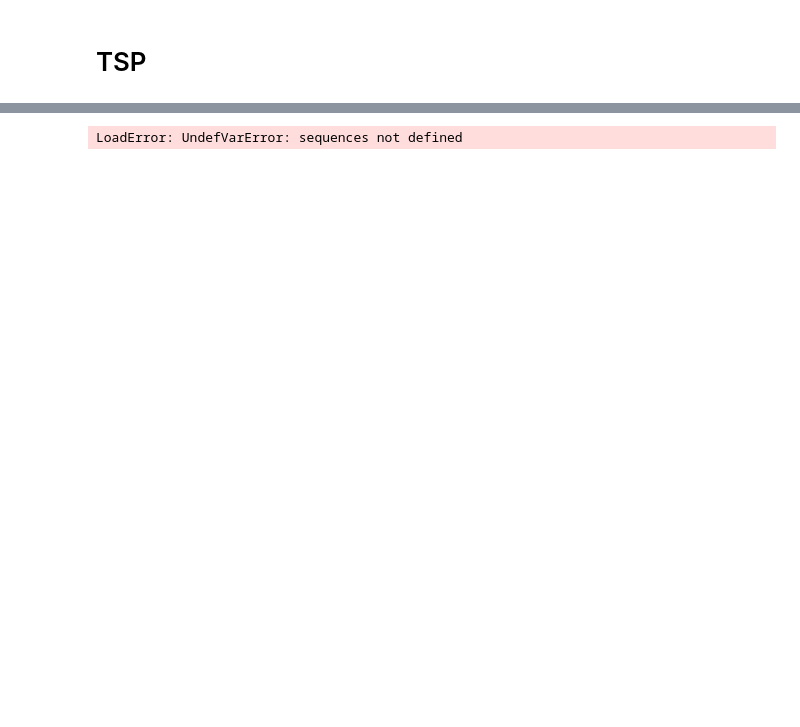
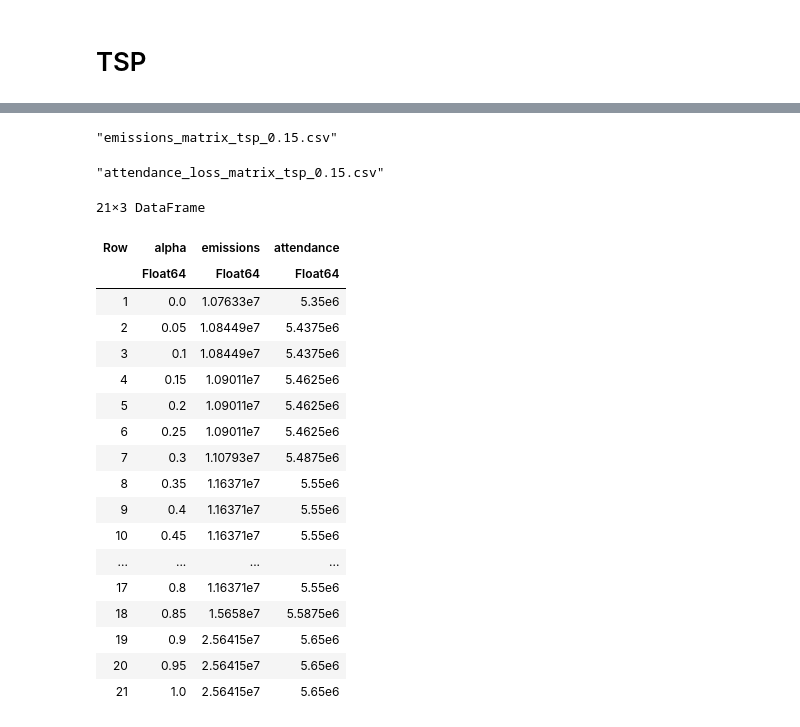
Before and after one commit to GuillaumeBonheure/OptimizeF1, a Jupyter notebook: Exploring.ipynb, the cells around one changed output, grey strips where cells are left out. Drawn from its saved outputs; the diff is of its cells as text; code cells hidden in the pictures; blank space fills up the shorter version.

```diff
--- a/Exploring.ipynb
+++ b/Exploring.ipynb
@@ -703,2 +690,4 @@ display("image/png", plot(results.emissions, results.attendance, title="Emission
 # %% [markdown]
 # TSP
+# %%
+df_vrp = CSV.read("./vrp_results/result_vrp_0.15.csv", DataFrame);
@@ -721,7 +766,7 @@ for i in 1:25
                 emissions_matrix_tsp[i,j]=distance_matrix[i,j]*500 #you have to fly, 500 grams/km
             end
         else #races are not consecutive, at least 12 days to get there
-            if(distance_matrix_up[i, j] <= 8000)
+            if(distance_matrix[i, j] <= 8000)
                 emissions_matrix_tsp[i,j]=distance_matrix[i,j]*62 #you can drive, 62 grams/km
             else
                 emissions_matrix_tsp[i,j]=distance_matrix[i,j]*500 #you have to fly, 500 grams/km
@@ -729,8 +774,11 @@ for i in 1:25
         end
     end
 end
-# %% [output]
-LoadError: UndefVarError: sequences not defined
+# %%
+# write to csv
+CSV.write("emissions_matrix_tsp_0.15.csv", DataFrame(emissions_matrix_tsp, :auto))
+# %% [output]
+"emissions_matrix_tsp_0.15.csv"
 # %%
 attendance_loss_matrix_tsp = zeros(25, 25)
 
@@ -744,3 +792,43 @@ for i in 1:25
         end
     end
 end
+# %%
+# write to csv
+CSV.write("attendance_loss_matrix_tsp_0.15.csv", DataFrame(attendance_loss_matrix_tsp, :auto))
+# %% [output]
+"attendance_loss_matrix_tsp_0.15.csv"
+# %%
+results_tsp = DataFrame(alpha = Float64[], emissions = Float64[], attendance = Float64[])
+for alpha in 0 : 0.05 : 1
+    df_vrp = CSV.read("./tsp_results/result_tsp_$alpha.csv", DataFrame);
+    tot_em = 0
+    tot_loss = 0
+    for row in eachrow(df_vrp)
+        tot_em += emissions_matrix_tsp[row.i, row.j]
+        tot_loss += attendance_loss_matrix_tsp[row.i, row.j]
+    end
+    max_attendance = 24 * 250000
+    tot_loss = max_attendance - tot_loss
+    push!(results_tsp, [alpha, tot_em, tot_loss])
+end
+results_tsp
+# %% [output]
+21×3 DataFrame
+| Row | alpha | emissions | attendance |
+|  | Float64 | Float64 | Float64 |
+| 1 | 0.0 | 1.07633e7 | 5.35e6 |
+| 2 | 0.05 | 1.08449e7 | 5.4375e6 |
+| 3 | 0.1 | 1.08449e7 | 5.4375e6 |
+| 4 | 0.15 | 1.09011e7 | 5.4625e6 |
+| 5 | 0.2 | 1.09011e7 | 5.4625e6 |
+| 6 | 0.25 | 1.09011e7 | 5.4625e6 |
+| 7 | 0.3 | 1.10793e7 | 5.4875e6 |
+| 8 | 0.35 | 1.16371e7 | 5.55e6 |
+| 9 | 0.4 | 1.16371e7 | 5.55e6 |
+| 10 | 0.45 | 1.16371e7 | 5.55e6 |
+| ... | ... | ... | ... |
+| 17 | 0.8 | 1.16371e7 | 5.55e6 |
+| 18 | 0.85 | 1.5658e7 | 5.5875e6 |
+| 19 | 0.9 | 2.56415e7 | 5.65e6 |
+| 20 | 0.95 | 2.56415e7 | 5.65e6 |
+| 21 | 1.0 | 2.56415e7 | 5.65e6 |
```
Also changed, not shown: parts of 8 cells of this notebook, 28 other files.
